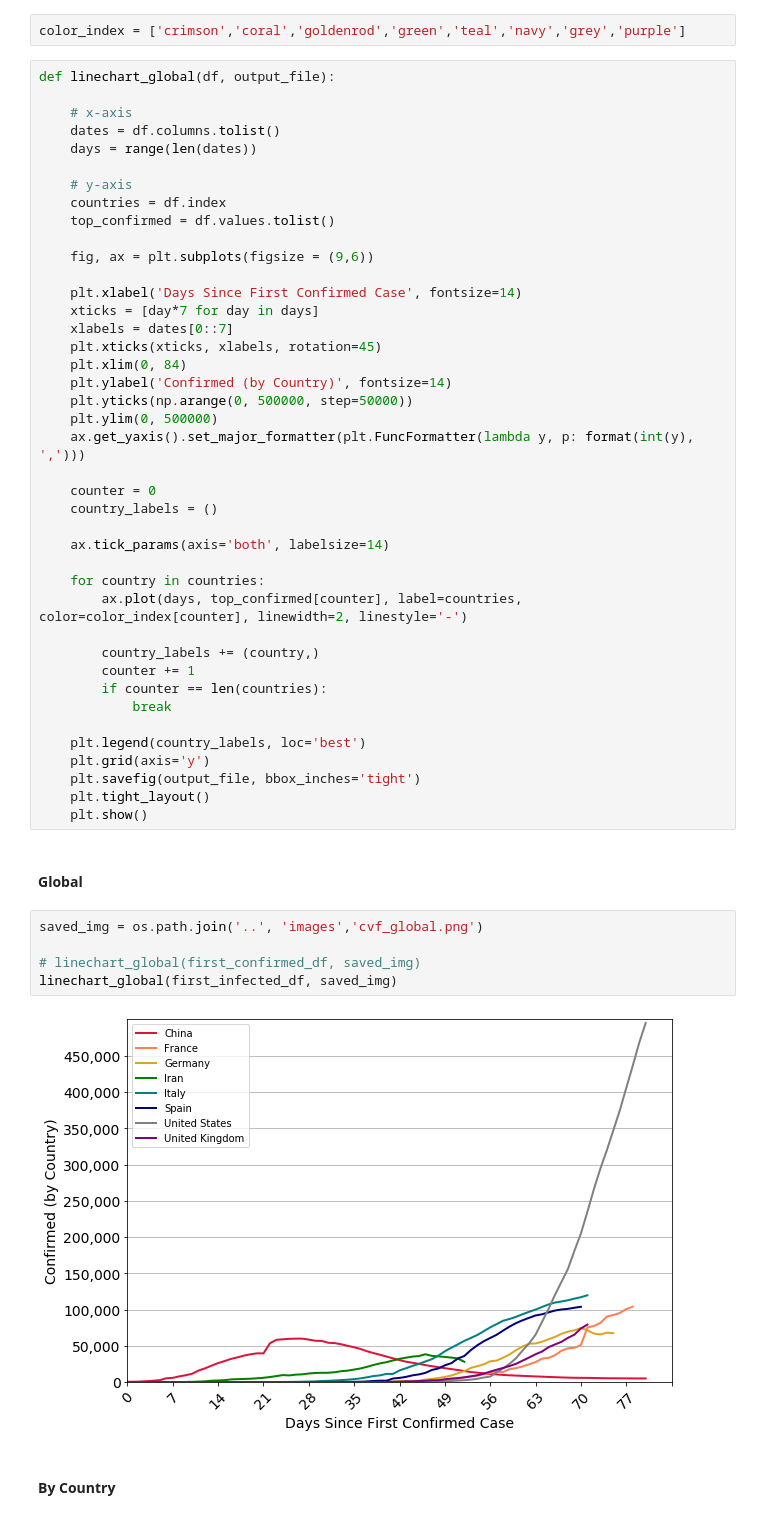
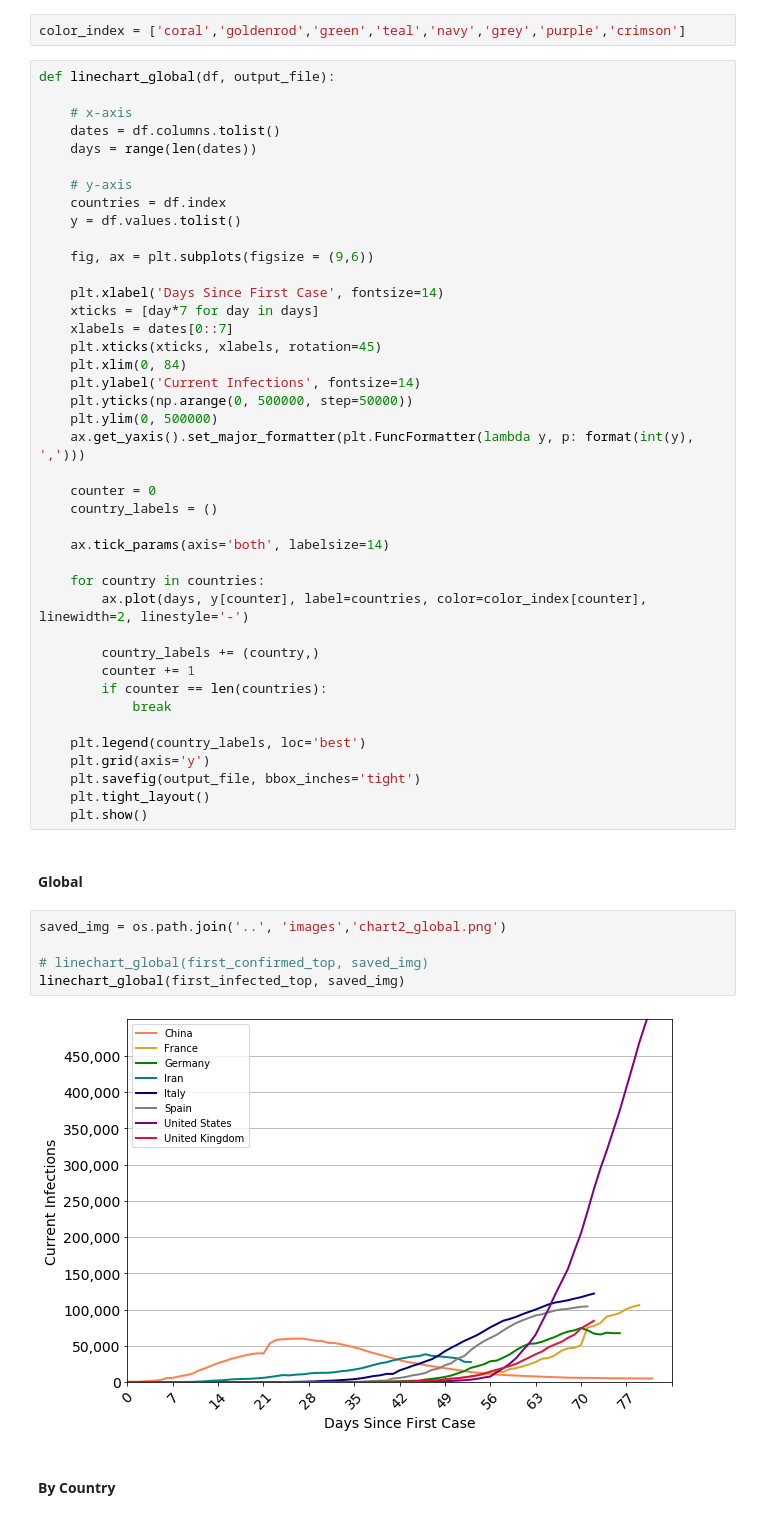
Before and after one commit to ellemonke/COVID-19, a Jupyter notebook: static/resources/charts1.ipynb, the cells around one changed output. Saved outputs shown, nothing was run; the diff lists cells and outputs as text.

Commit message:
second charts

```diff
--- a/static/resources/charts1.ipynb
+++ b/static/resources/charts1.ipynb
@@ -12,7 +12,7 @@ file = os.path.join('cases', 'all.ipynb')
 # %% [markdown]
 ### Confirmed Cases (Line Chart)
 # %%
-color_index = ['crimson','coral','goldenrod','green','teal','navy','grey','purple']
+color_index = ['coral','goldenrod','green','teal','navy','grey','purple','crimson']
 # %%
 def linechart_global(df, output_file):
 
@@ -22,16 +22,16 @@ def linechart_global(df, output_file):
 
     # y-axis
     countries = df.index
-    top_confirmed = df.values.tolist()
+    y = df.values.tolist()
 
     fig, ax = plt.subplots(figsize = (9,6))
 
-    plt.xlabel('Days Since First Confirmed Case', fontsize=14)
+    plt.xlabel('Days Since First Case', fontsize=14)
     xticks = [day*7 for day in days]
     xlabels = dates[0::7]
     plt.xticks(xticks, xlabels, rotation=45)
     plt.xlim(0, 84)
-    plt.ylabel('Confirmed (by Country)', fontsize=14)
+    plt.ylabel('Current Infections', fontsize=14)
     plt.yticks(np.arange(0, 500000, step=50000))
     plt.ylim(0, 500000)
     ax.get_yaxis().set_major_formatter(plt.FuncFormatter(lambda y, p: format(int(y), ',')))
@@ -42,7 +42,7 @@ def linechart_global(df, output_file):
     ax.tick_params(axis='both', labelsize=14)
 
     for country in countries:
-        ax.plot(days, top_confirmed[counter], label=countries, color=color_index[counter], linewidth=2, linestyle='-')
+        ax.plot(days, y[counter], label=countries, color=color_index[counter], linewidth=2, linestyle='-')
 
         country_labels += (country,)
         counter += 1
@@ -57,12 +57,12 @@ def linechart_global(df, output_file):
 # %% [markdown]
 #### Global
 # %%
-saved_img = os.path.join('..', 'images','cvf_global.png')
+saved_img = os.path.join('..', 'images','chart2_global.png')
 
-# linechart_global(first_confirmed_df, saved_img)
-linechart_global(first_infected_df, saved_img)
+# linechart_global(first_confirmed_top, saved_img)
+linechart_global(first_infected_top, saved_img)
 # %% [output]
-[figure, old version]
+[figure, new version]
 # %% [markdown]
 #### By Country
 # %%
```
Also changed, not shown: parts of 6 cells of this notebook, 40 other files.
